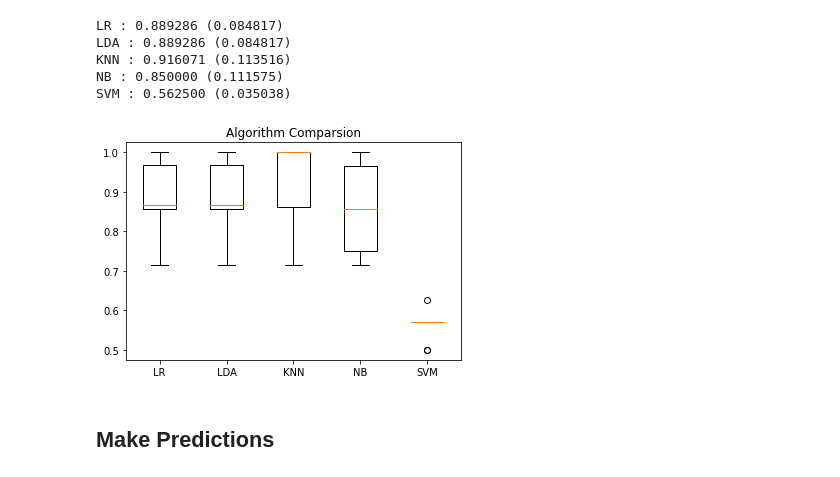
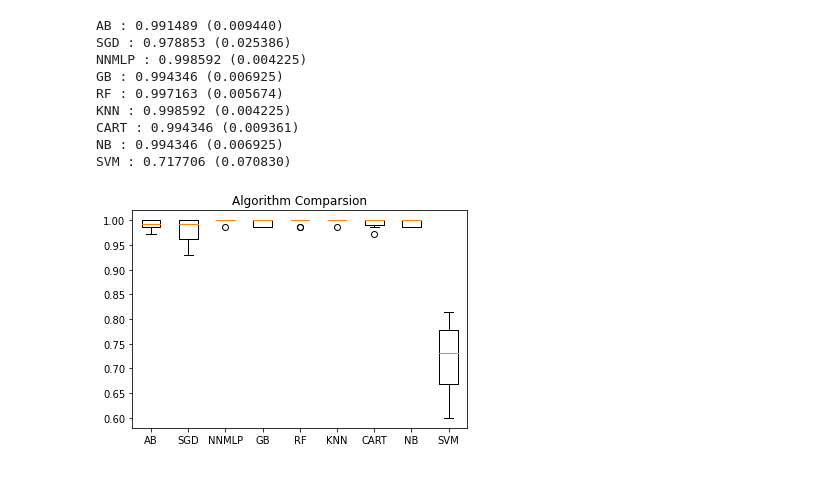
Before and after one commit to josuadiontamba/human_pose_and_activity_recognition, a Jupyter notebook: trainer/comparison.ipynb, the cells around one changed output. Cells and saved outputs as stored; diff of their text form; code cells hidden in the pictures.

```diff
--- a/trainer/comparison.ipynb
+++ b/trainer/comparison.ipynb
@@ -13,5 +25,5 @@ from sklearn.svm import SVC
 # %%
-url = "/home/jos/tf_lab/Ultralight-SimplePose/generator_dataset/dataset_file.csv"
+url = "/home/jos/tf_lab/Ultralight-SimplePose/generator_dataset/dataset_file3.csv"
 data_title = ['0','1','2','3','4','5','6','7','8','9','10','11','12','13','14','15','16','res']
 
 dataset = read_csv(url, names=data_title)
@@ -23,33 +35,43 @@ y = array[:,len(data_title)-1]
 data_title = ['5','6','11','12','13','14','15','16','res']
 X_train, X_validation, Y_train, Y_validation = train_test_split(X, y, test_size=0.20, random_state=1, shuffle=True)
 # %%
-# Spot check algorithms
+
+# Spot Check Algorithms
 models = []
-models.append(('LR', LogisticRegression(solver='liblinear', multi_class='ovr')))
-models.append(('LDA', LinearDiscriminantAnalysis()))
+models.append(('AB', AdaBoostClassifier()))
+models.append(('SGD', SGDClassifier()))
+models.append(('NNMLP', MLPClassifier(alpha=1, max_iter=1000)))
+models.append(('GB', GradientBoostingClassifier()))
+models.append(('RF', RandomForestClassifier()))
 models.append(('KNN', KNeighborsClassifier()))
+models.append(('CART', DecisionTreeClassifier()))
 models.append(('NB', GaussianNB()))
 models.append(('SVM', SVC(gamma='auto')))
 # %%
 # evaluate each model in Turn
 results = []
 names = []
+selectedName = ""
+selectedModel = ""
+largestAccuracy = 0
 for name,model in models:
     kfold = StratifiedKFold(n_splits=10, random_state=1, shuffle=True)
     cv_results = cross_val_score(model, X_train, Y_train, cv=kfold, scoring='accuracy')
     results.append(cv_results)
     names.append(name)
     print('%s : %f (%f)' % (name, cv_results.mean(), cv_results.std()))
 # Comparison
 pyplot.boxplot(results, labels = names)
 pyplot.title('Algorithm Comparsion')
 pyplot.show()
 # %% [output]
-LR : 0.889286 (0.084817)
-LDA : 0.889286 (0.084817)
-KNN : 0.916071 (0.113516)
-NB : 0.850000 (0.111575)
-SVM : 0.562500 (0.035038)
+AB : 0.991489 (0.009440)
+SGD : 0.978853 (0.025386)
+NNMLP : 0.998592 (0.004225)
+GB : 0.994346 (0.006925)
+RF : 0.997163 (0.005674)
+KNN : 0.998592 (0.004225)
+CART : 0.994346 (0.009361)
+NB : 0.994346 (0.006925)
+SVM : 0.717706 (0.070830)
-[figure, old version]
+[figure, new version]
-# %% [markdown]
-## Make Predictions
```
Also changed, not shown: parts of 4 cells of this notebook, 15 other files.
